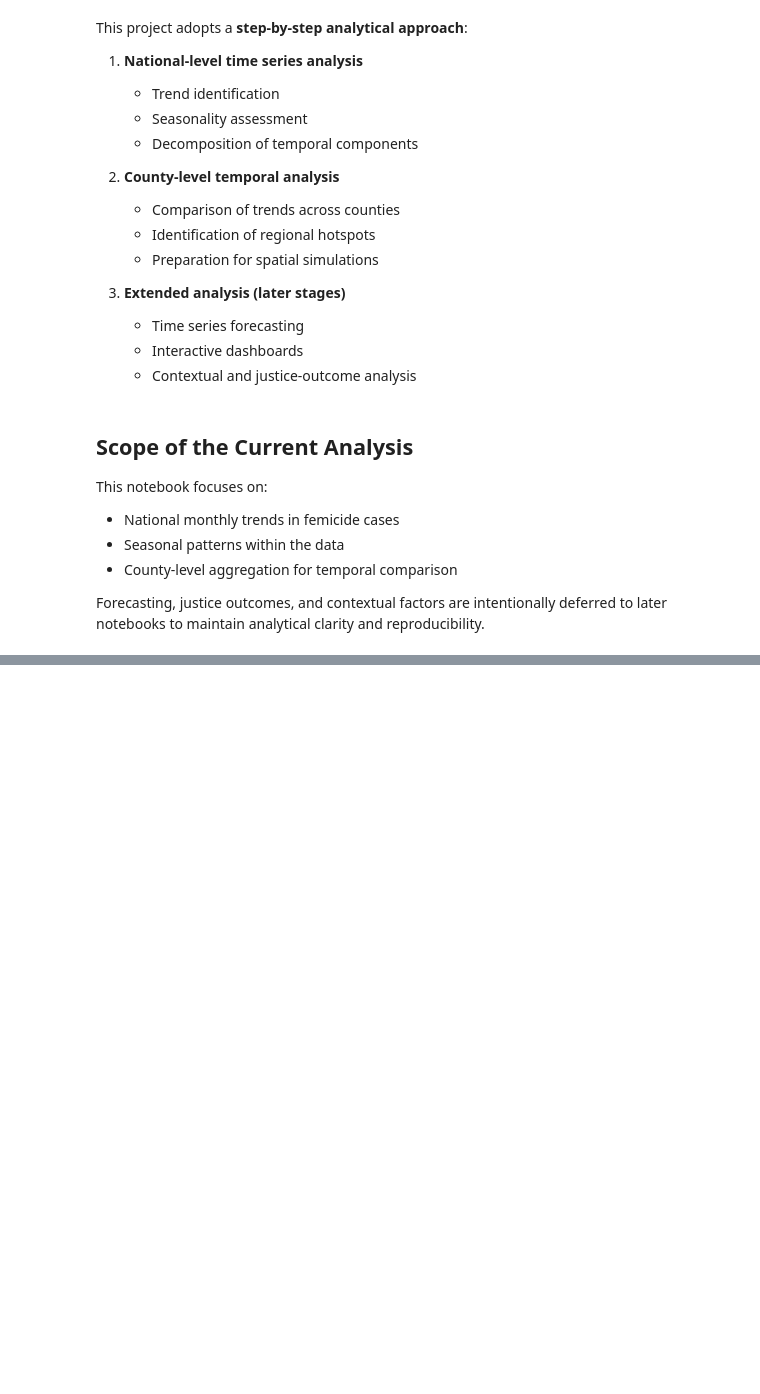
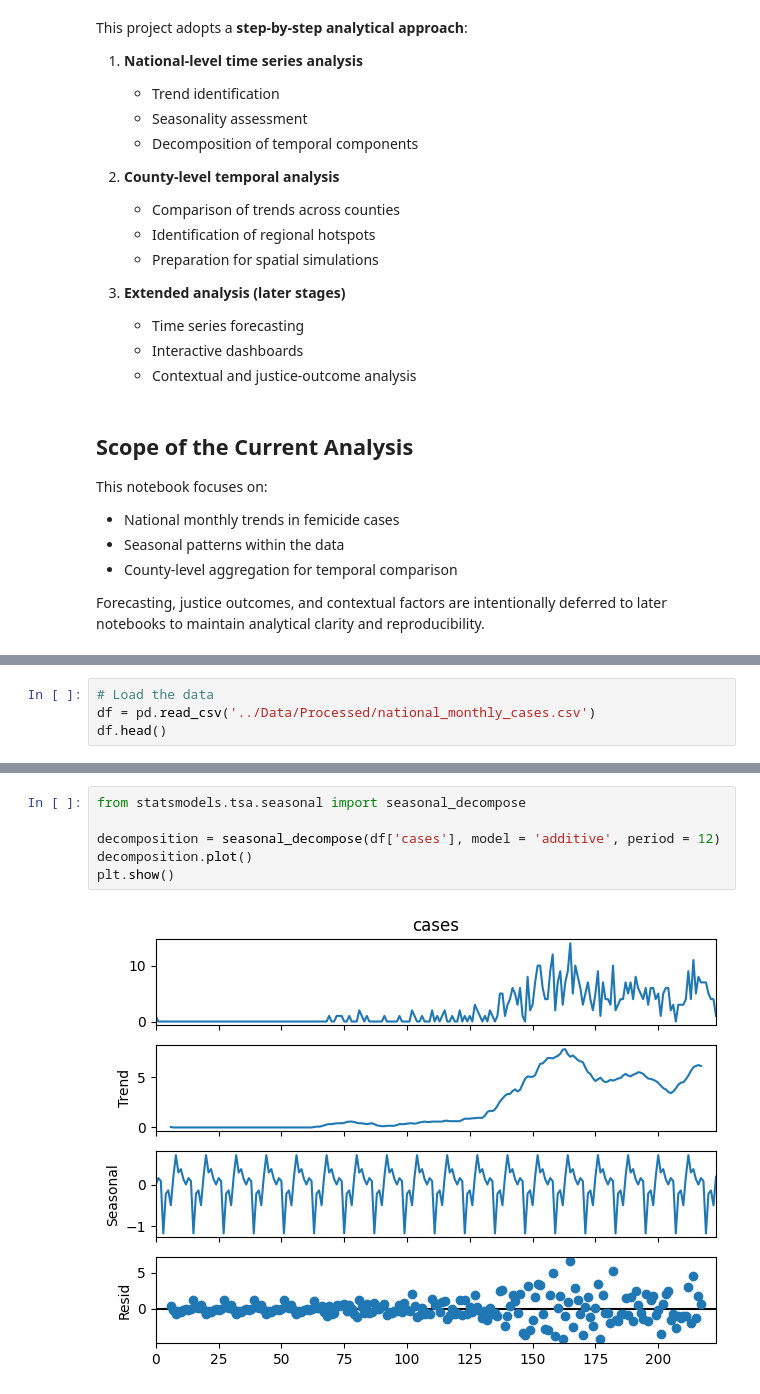
Before and after one commit to TonnieD/Femicide-Analysis-and-Forecasting, a Jupyter notebook: Notebooks/EDA_analysis.ipynb, the cells around one changed output, grey strips where cells are left out. Saved outputs shown, nothing was run; the diff lists cells and outputs as text; blank space fills up the shorter version.

Commit message:
Did a seasonal time series analysis

```diff
--- a/Notebooks/EDA_analysis.ipynb
+++ b/Notebooks/EDA_analysis.ipynb
@@ -94,0 +105,4 @@ maintain analytical clarity and reproducibility.
+# %%
+# Load the data
+df = pd.read_csv('../Data/Processed/national_monthly_cases.csv')
+df.head()
@@ -94,0 +116,8 @@ maintain analytical clarity and reproducibility.
+# %%
+from statsmodels.tsa.seasonal import seasonal_decompose
+
+decomposition = seasonal_decompose(df['cases'], model = 'additive', period = 12)
+decomposition.plot()
+plt.show()
+# %% [output]
+[figure, added]
```
Also changed, not shown: parts of 3 cells of this notebook, 2 other files.
